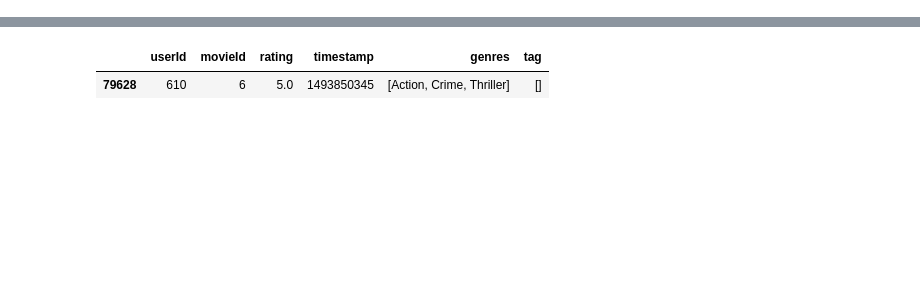
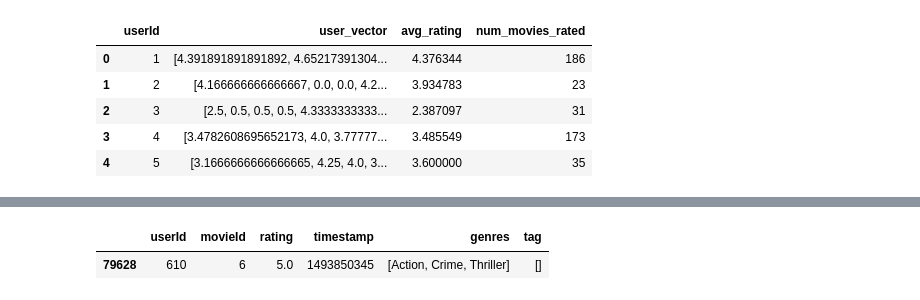
Before and after one commit to dhruvmun/MDM-Recommendation-System, a Jupyter notebook: Content Based Recommendation.ipynb, the cells around one changed output, grey strips where cells are left out. Drawn from its saved outputs; the diff is of its cells as text; code cells hidden in the pictures; blank space fills up the shorter version.

```diff
--- a/Content Based Recommendation.ipynb
+++ b/Content Based Recommendation.ipynb
@@ -118,2 +142,11 @@ for user_id in user_ids:
+# %%
+user_df.head()
+# %% [output]
+|  | userId | user_vector | avg_rating | num_movies_rated |
+| 0 | 1 | [4.391891891891892, 4.65217391304... | 4.376344 | 186 |
+| 1 | 2 | [4.166666666666667, 0.0, 0.0, 4.2... | 3.934783 | 23 |
+| 2 | 3 | [2.5, 0.5, 0.5, 0.5, 4.3333333333... | 2.387097 | 31 |
+| 3 | 4 | [3.4782608695652173, 4.0, 3.77777... | 3.485549 | 173 |
+| 4 | 5 | [3.1666666666666665, 4.25, 4.0, 3... | 3.600000 | 35 |
 # %%
 ratings_test = pd.read_csv("testing_data.csv", converters={"genres": literal_eval, "tag": literal_eval})
```
Also changed, not shown: parts of 24 cells of this notebook, 1 other file.
